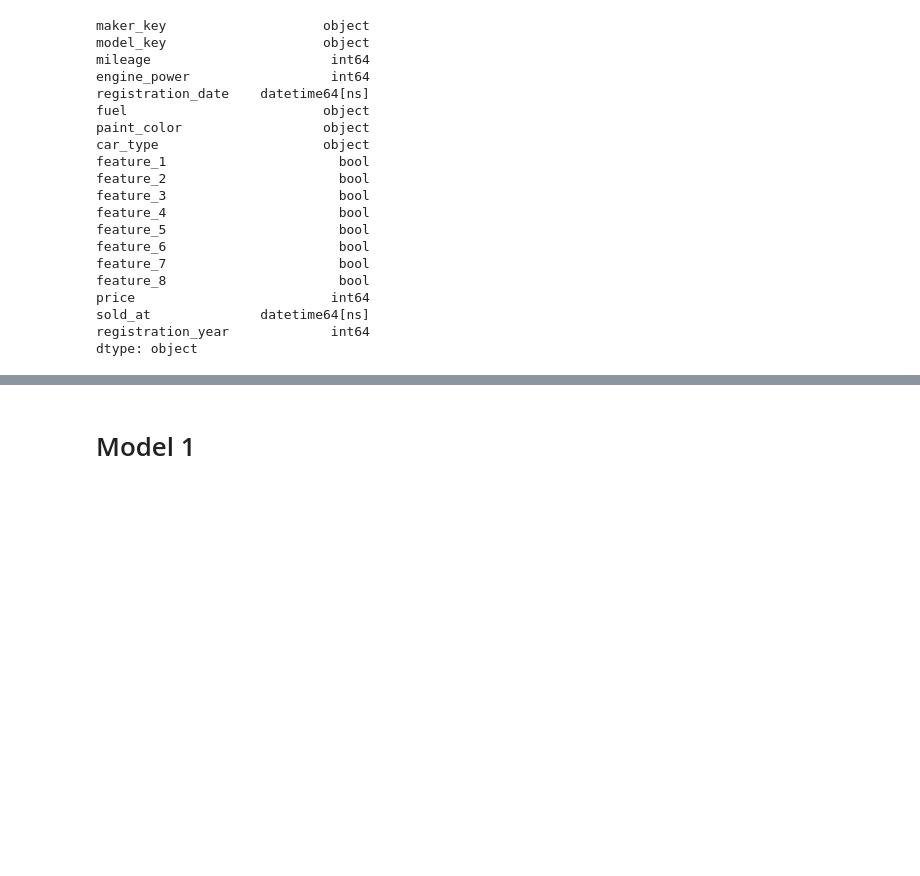
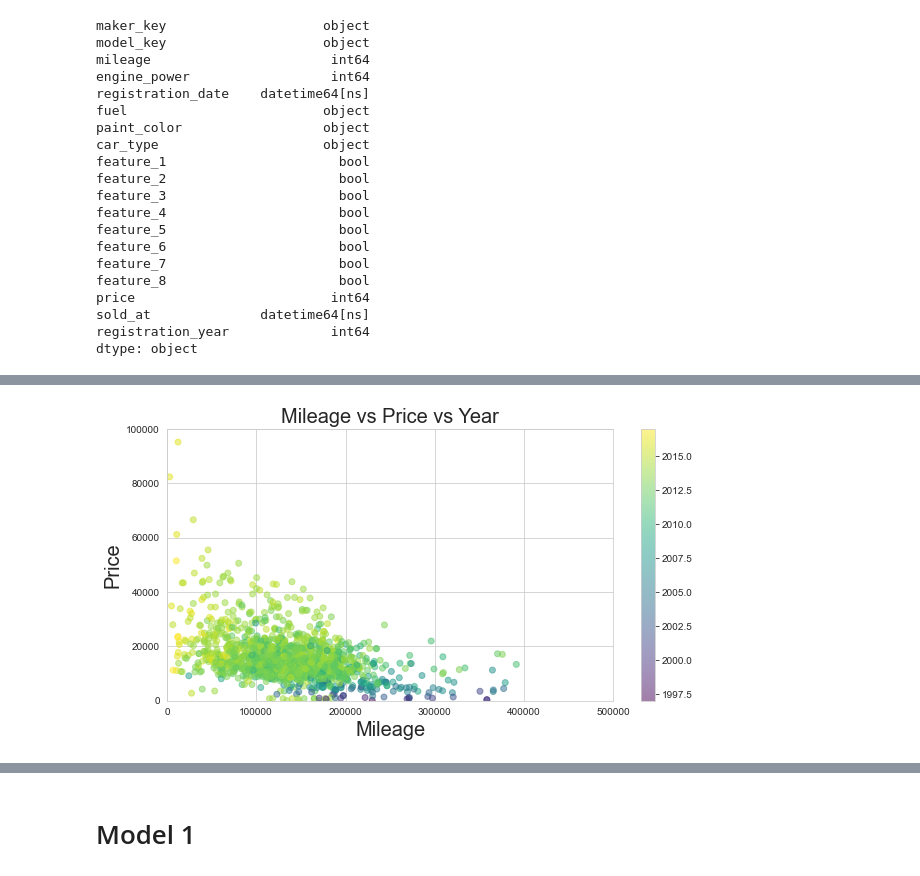
Before and after one commit to mustafaktaas/Python_DeepLearning, a Jupyter notebook: CarPricePredictionANN.ipynb, the cells around one changed output, grey strips where cells are left out. Cells and saved outputs as stored; diff of their text form; code cells hidden in the pictures; blank space fills up the shorter version.

```diff
--- a/CarPricePredictionANN.ipynb
+++ b/CarPricePredictionANN.ipynb
@@ -231,0 +272,11 @@ data['year_diff']=data['sold_at'].dt.year-data['registration_year']
+# %%
+plt.figure(figsize=(10,5))
+plt.scatter(data = data.sample(1500), x = 'mileage', y = 'price', c = 'registration_year',cmap='viridis',alpha=0.5)
+plt.colorbar();
+plt.xlim(0,500000)
+plt.ylim(0,100000)
+plt.xlabel('Mileage',fontsize=20);
+plt.ylabel('Price',fontsize=20);
+plt.title('Mileage vs Price vs Year',fontsize=20);
+# %% [output]
+[figure, added]
```
Also changed, not shown: parts of 16 cells of this notebook.
